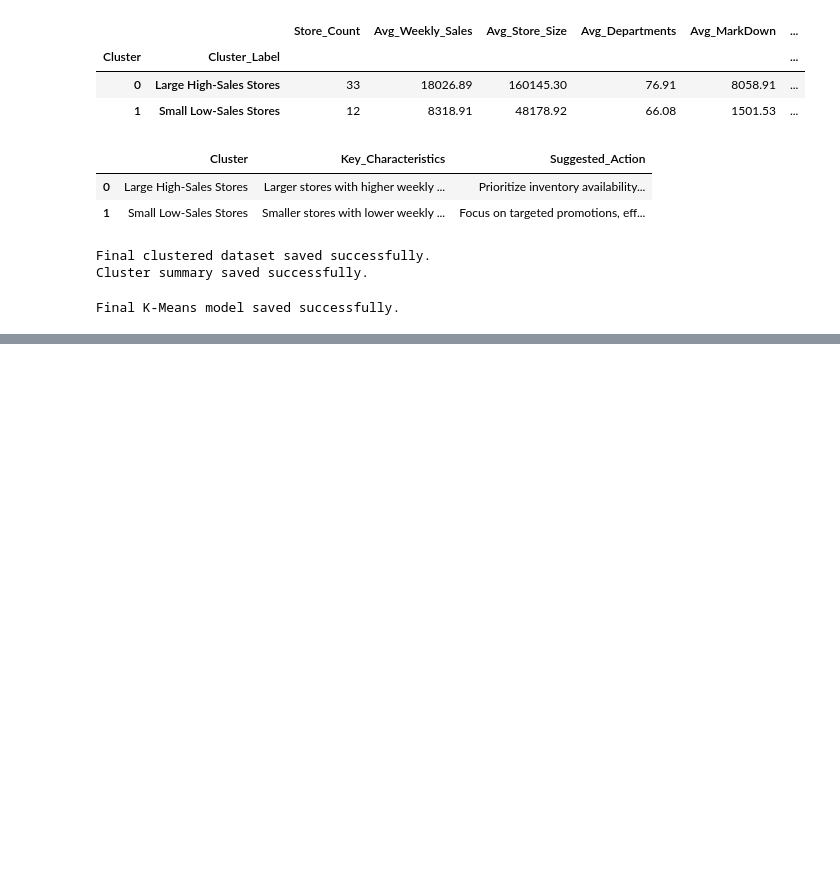
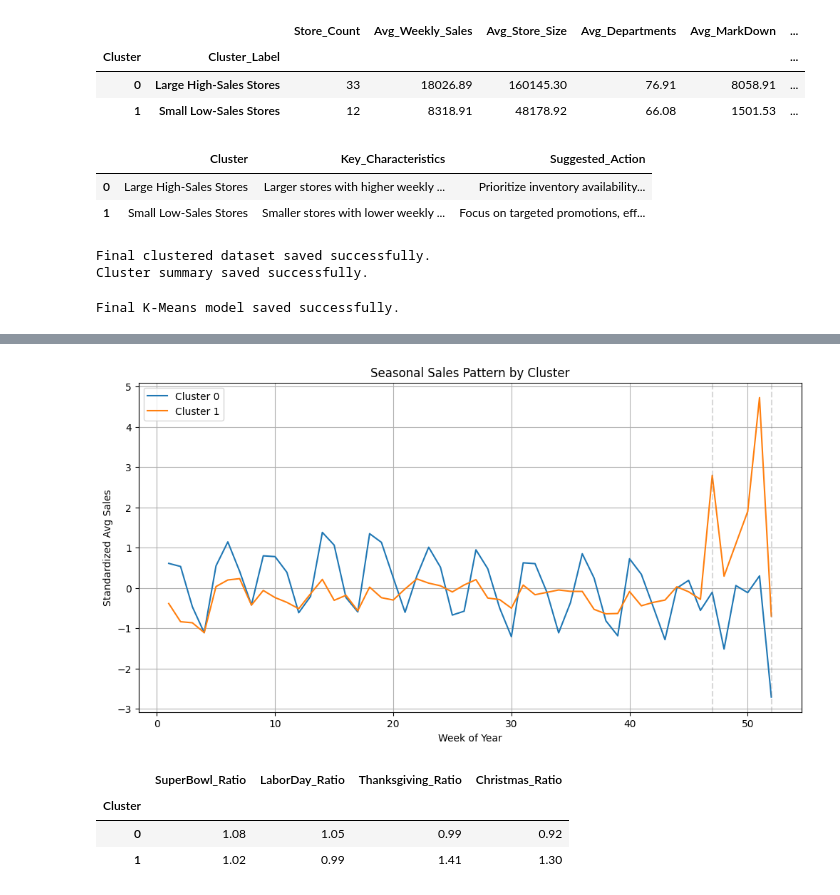
Before and after one commit to TanyaTejaswi/Walmart-Store-Clustering, a Jupyter notebook: Walmart_Store_Clustering.ipynb, the cells around one changed output, grey strips where cells are left out. Cells and saved outputs as stored; diff of their text form; code cells hidden in the pictures; blank space fills up the shorter version.

```diff
--- a/Walmart_Store_Clustering.ipynb
+++ b/Walmart_Store_Clustering.ipynb
@@ -928,0 +1215,26 @@ Final K-Means model saved successfully.
+# %%
+curve_data = seasonality_scaled.copy()
+curve_data["Cluster"] = final_seasonality_labels
+cluster_curves = curve_data.groupby("Cluster").mean()
+
+plt.figure(figsize=(12, 6))
+for c in cluster_curves.index:
+    plt.plot(cluster_curves.columns, cluster_curves.loc[c], label=f"Cluster {c}")
+plt.axvline(47, linestyle="--", alpha=0.3, color="gray")  # Thanksgiving
+plt.axvline(52, linestyle="--", alpha=0.3, color="gray")  # Christmas
+plt.xlabel("Week of Year")
+plt.ylabel("Standardized Avg Sales")
+plt.title("Seasonal Sales Pattern by Cluster")
+plt.legend()
+plt.grid(True)
+plt.show()
+# %% [output]
+[figure, added]
+# %%
+profile = seasonality_results.merge(holiday_effect.reset_index(), on="Store")
+display(profile.groupby("Cluster")[[c for c in holiday_effect.columns]].mean().round(2))
+# %% [output]
+|  | SuperBowl_Ratio | LaborDay_Ratio | Thanksgiving_Ratio | Christmas_Ratio |
+| Cluster |  |  |  |  |
+| 0 | 1.08 | 1.05 | 0.99 | 0.92 |
+| 1 | 1.02 | 0.99 | 1.41 | 1.30 |
```
Also changed, not shown: parts of 20 cells of this notebook.
